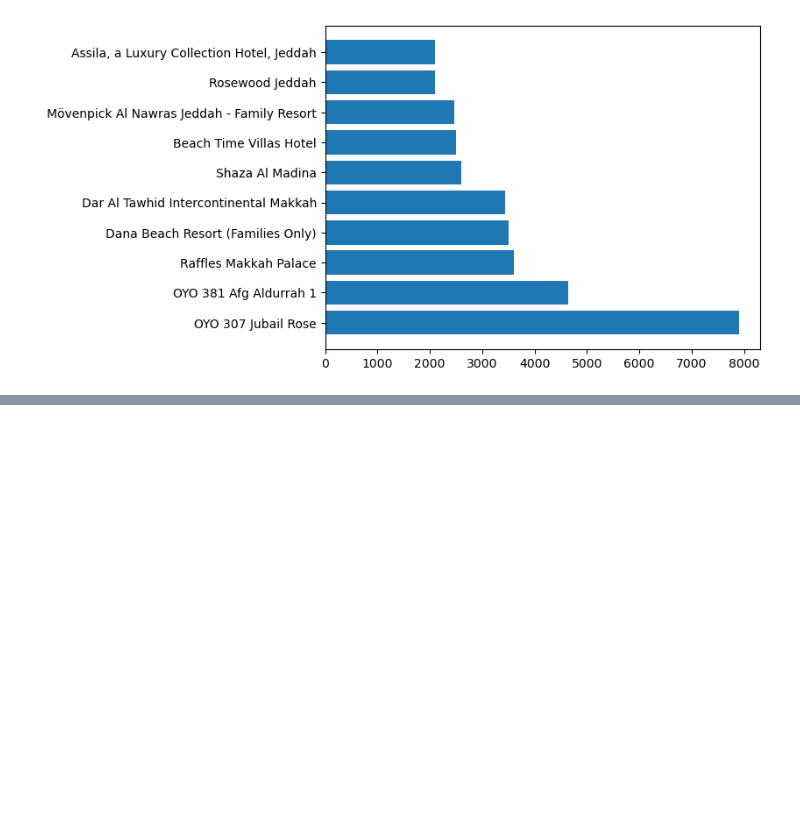
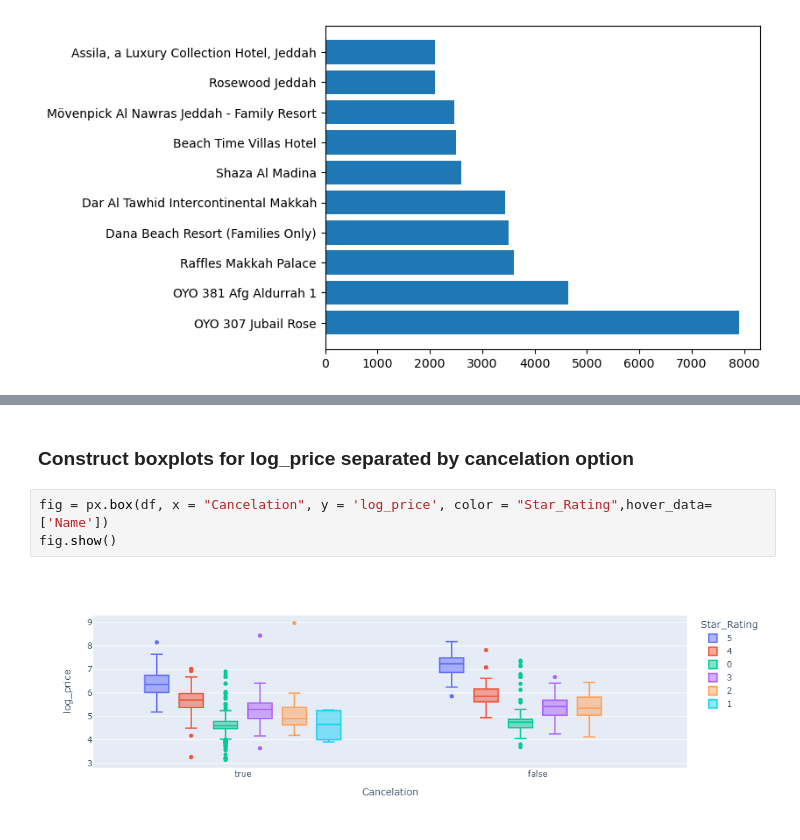
Before and after one commit to maga-m/data_vis, a Jupyter notebook: data_vis.ipynb, the cells around one changed output, grey strips where cells are left out. Saved outputs shown, nothing was run; the diff lists cells and outputs as text; blank space fills up the shorter version.

```diff
--- a/data_vis.ipynb
+++ b/data_vis.ipynb
@@ -308,0 +350,7 @@ plt.barh(df_sorted_price['Name'].head(10), df_sorted_price["Price"].head(10))
+# %% [markdown]
+### Construct boxplots for log_price separated by cancelation option
+# %%
+fig = px.box(df, x = "Cancelation", y = 'log_price', color = "Star_Rating",hover_data=['Name'])
+fig.show()
+# %% [output]
+[figure, added]
```
Also changed, not shown: parts of 25 cells of this notebook.
